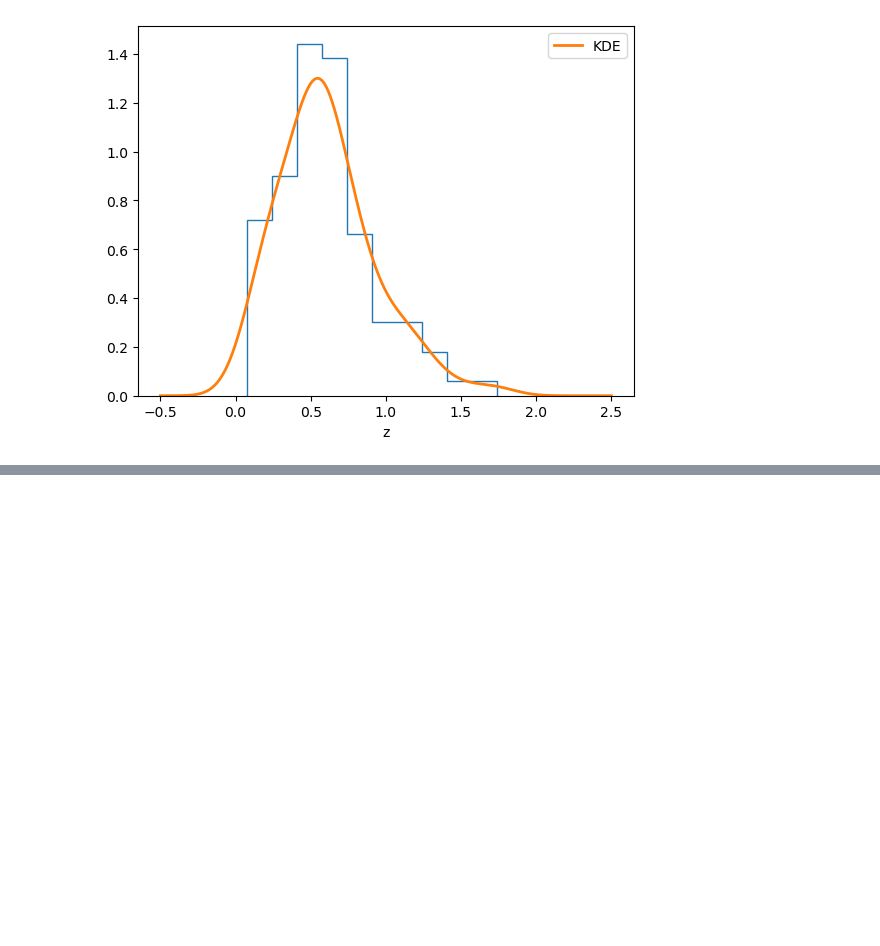
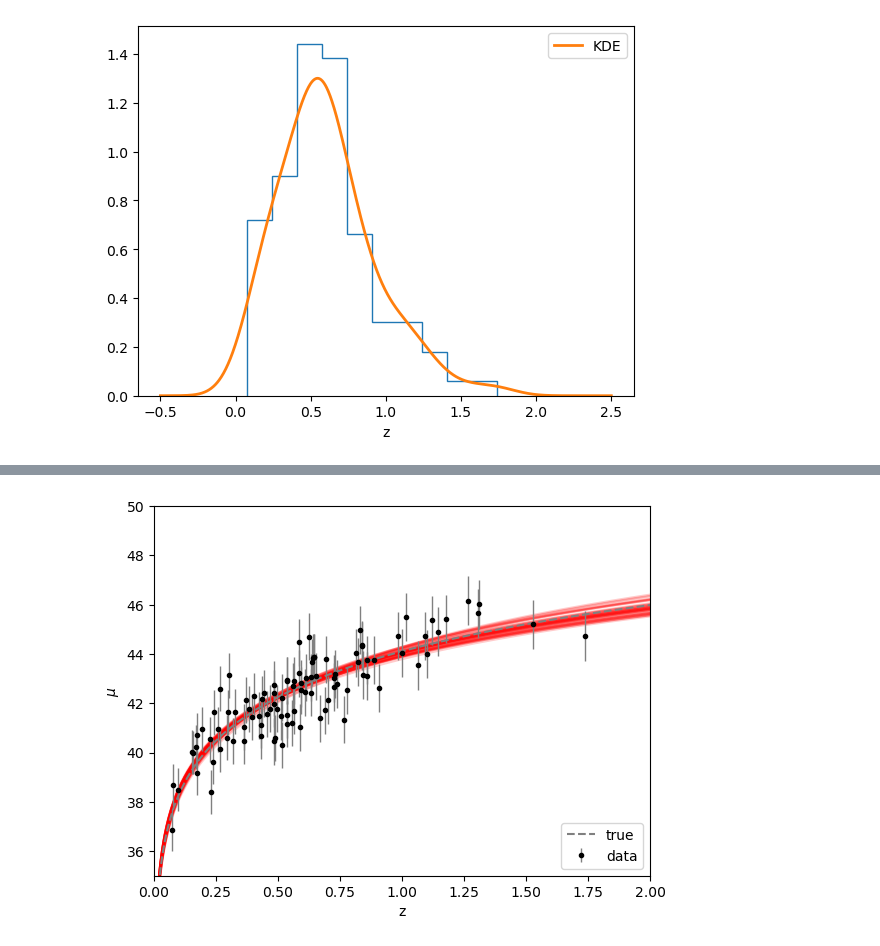
Before and after one commit to EmmaBalzanelli/astrostatistics_bicocca_2025, a Jupyter notebook: working/13_SN_mu&z(18).ipynb, the cells around one changed output, grey strips where cells are left out. Cells and saved outputs as stored; diff of their text form; code cells hidden in the pictures; blank space fills up the shorter version.

```diff
--- a/working/13_SN_mu&z(18).ipynb
+++ b/working/13_SN_mu&z(18).ipynb
@@ -224,0 +337,15 @@ plt.show()
+# %%
+for H0, Om in flat_samples[::100]:
+    plt.plot(zgrid, model([H0,Om], zgrid), c='red', alpha=0.2)
+
+plt.errorbar(z_sample, mu_sample, dmu, fmt='.k', ecolor='gray', lw=1,label='data')
+plt.plot(zgrid, mu_true, '--', c='gray', label='true')
+
+plt.xlabel("z")
+plt.ylabel(r"$\mu$")
+plt.legend(loc='lower right')
+plt.xlim(0,2)
+plt.ylim(35,50)
+plt.show()
+# %% [output]
+[figure, added]
```
Also changed, not shown: parts of 11 cells of this notebook.
